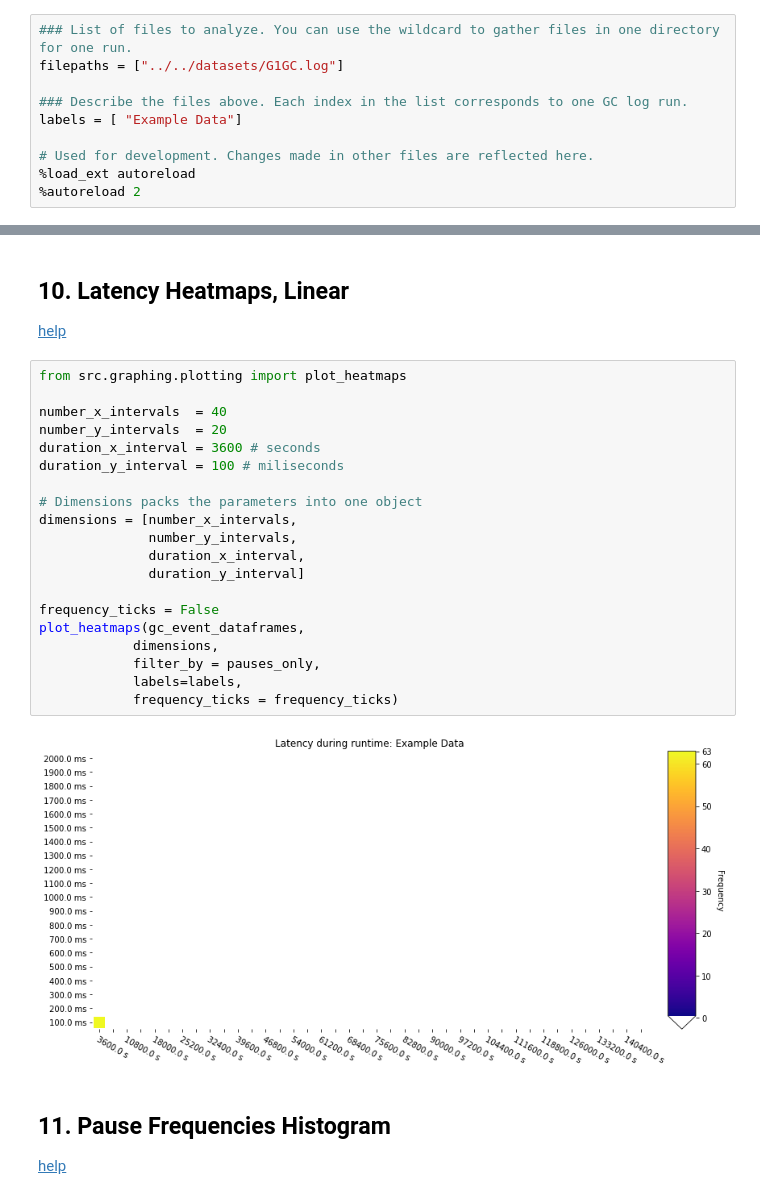
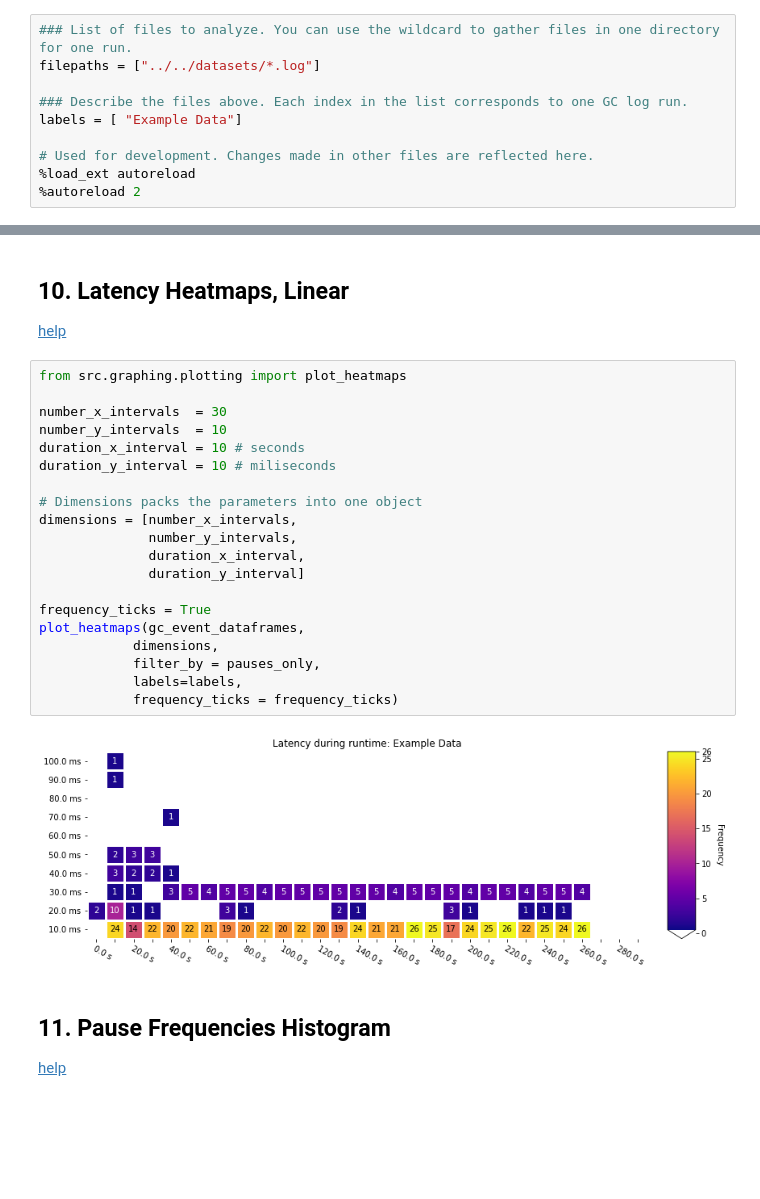
Before and after one commit to apple/GCGC, a Jupyter notebook: src/notebooks/GCGC.ipynb, the cells around one changed output, grey strips where cells are left out. Drawn from its saved outputs; the diff is of its cells as text; blank space fills up the shorter version.

```diff
--- a/src/notebooks/GCGC.ipynb
+++ b/src/notebooks/GCGC.ipynb
@@ -8,7 +8,7 @@ This notebook will automatically generate a list of plots for analysis of your g
 First, in the cell below, fill in both labels and filepaths as a list of strings.
 # %%
 ### List of files to analyze. You can use the wildcard to gather files in one directory for one run.
-filepaths = ["../../datasets/G1GC.log"]
+filepaths = ["../../datasets/*.log"]
 
 ### Describe the files above. Each index in the list corresponds to one GC log run.
 labels = [ "Example Data"]
@@ -355,25 +352,25 @@ plot.grid(alpha = 0.1)
 # %%
 from src.graphing.plotting import plot_heatmaps
 
-number_x_intervals  = 40
-number_y_intervals  = 20
-duration_x_interval = 3600 # seconds
-duration_y_interval = 100 # miliseconds
+number_x_intervals  = 30
+number_y_intervals  = 10
+duration_x_interval = 10 # seconds
+duration_y_interval = 10 # miliseconds
 
 # Dimensions packs the parameters into one object
 dimensions = [number_x_intervals,
               number_y_intervals,
               duration_x_interval,
               duration_y_interval]
 
-frequency_ticks = False
+frequency_ticks = True
 plot_heatmaps(gc_event_dataframes,
             dimensions,
             filter_by = pauses_only,
             labels=labels,
             frequency_ticks = frequency_ticks)
 # %% [output]
-[figure, old version]
+[figure, new version]
 # %% [markdown]
 ## 11. Pause Frequencies Histogram
 [help](https://github.pie.apple.com/ellis-brown/GCGC/blob/version0.9.2/src/notebooks/README.md#11-pause-frequencies-histogram)
```
Also changed, not shown: parts of 17 cells of this notebook, 2 other files.
